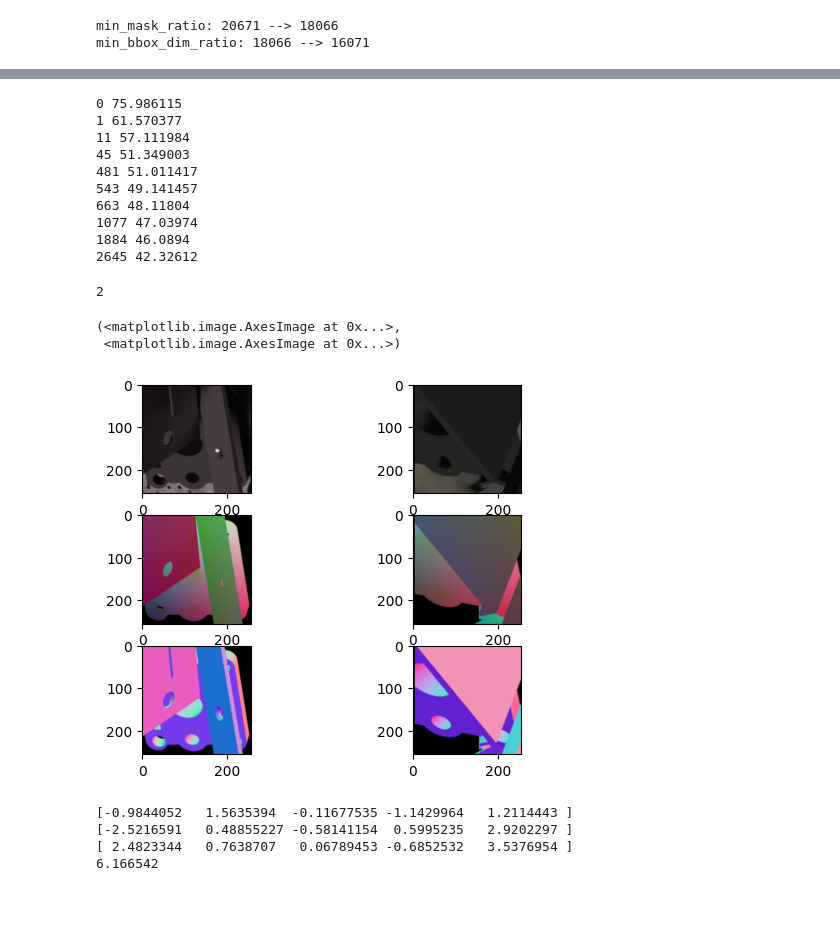
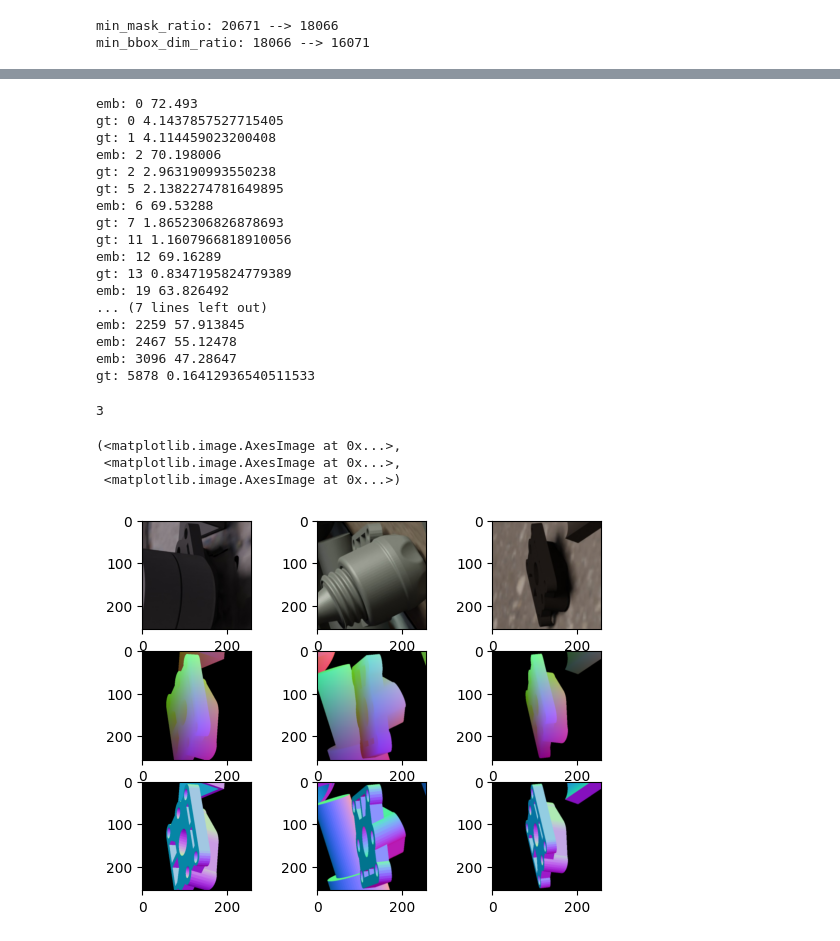
Before and after one commit to greenlet/sdp, a Jupyter notebook: notebooks/test_val_aae.ipynb, the cells around one changed output, grey strips where cells are left out. Cells and saved outputs as stored; diff of their text form; code cells hidden in the pictures; blank space fills up the shorter version.

```diff
--- a/notebooks/test_val_aae.ipynb
+++ b/notebooks/test_val_aae.ipynb
@@ -64,7 +89,7 @@ min_bbox_dim_ratio: 18066 --> 16071
 # %%
 kdt = KDTree(embs)
 # %%
-i1 = 58
+i1 = 23
 x = embs[i1]
 dists, inds = kdt.query(x, 2)
 print(dists, inds)
@@ -93,49 +118,62 @@ print(np.linalg.norm(embs[100:200] - x, axis=1))
 x = embs[i1]
 dx = np.linalg.norm(x)
 i2, d2 = None, np.inf
+i3, d3 = None, np.inf
+obj_ds_id1 = obj_ds_ids[i1]
+R1, t1 = ds.df_obj.loc[obj_ds_id1]['R_m2c'], ds.df_obj.loc[obj_ds_id1]['t_m2c']
+RR1 = R.from_matrix(R1)
 for i, y in enumerate(embs):
     if i == i1: continue
-    # dy = np.linalg.norm(y)
+    dy = np.linalg.norm(y)
     # d = 1 - np.sum(x * y) / dx / dy
     d = np.linalg.norm(x - y)
     if d < d2:
         d2 = d
         i2 = i
-        print(i, d)
+        print('emb:', i, d)
+
+    obj_ds_id2 = obj_ds_ids[i]
+    R2, t2 = ds.df_obj.loc[obj_ds_id2]['R_m2c'], ds.df_obj.loc[obj_ds_id2]['t_m2c']
+    RR2 = R.from_matrix(R2)
+    rv1, rv2 = RR1.as_rotvec(), RR2.as_rotvec()
+    # ang1, ang2 = np.linalg.norm(rv1), np.linalg.norm(rv2)
+    # dd = np.sqrt((ang1 - ang2)**2 + np.linalg.norm(rv1 / ang1 - rv2 / ang2)**2)
+    dd = np.linalg.norm(rv1 - rv2)
+    if dd < d3:
+        d3 = dd
+        i3 = i
+        print('gt:', i, dd)
 # %% [output]
-0 75.986115
-1 61.570377
-11 57.111984
-45 51.349003
-481 51.011417
-543 49.141457
-663 48.11804
-1077 47.03974
-1884 46.0894
-2645 42.32612
+emb: 0 72.493
+gt: 0 4.1437857527715405
+gt: 1 4.114459023200408
+emb: 2 70.198006
+gt: 2 2.963190993550238
+gt: 5 2.1382274781649895
+emb: 6 69.53288
+gt: 7 1.8652306826878693
+gt: 11 1.1607966818910056
+emb: 12 69.16289
+gt: 13 0.8347195824779389
+emb: 19 63.826492
+... (7 lines left out)
+emb: 2259 57.913845
+emb: 2467 55.12478
+emb: 3096 47.28647
+gt: 5878 0.16412936540511533
 # %%
-obj_ds_id1, obj_ds_id2 = obj_ds_ids[i1], obj_ds_ids[i2]
+obj_ds_id1, obj_ds_id2, obj_ds_id3 = obj_ds_ids[i1], obj_ds_ids[i2], obj_ds_ids[i3]
 # %%
-gt = objs_view.get_gt_imgs_masks([obj_ds_id1, obj_ds_id2], is_ids=True)
+gt = objs_view.get_gt_imgs_masks([obj_ds_id1, obj_ds_id2, obj_ds_id3], is_ids=True)
 # %%
-fig, axes = plt.subplots(3, 2)
+fig, axes = plt.subplots(3, 3)
 print(len(gt.imgs_crop))
-axes[0, 0].imshow(gt.imgs_crop[0]), axes[0, 1].imshow(gt.imgs_crop[1])
-axes[1, 0].imshow(gt.maps_crop['noc'][0]), axes[1, 1].imshow(gt.maps_crop['noc'][1])
-axes[2, 0].imshow(gt.maps_crop['norm'][0]), axes[2, 1].imshow(gt.maps_crop['norm'][1])
+axes[0, 0].imshow(gt.imgs_crop[0]), axes[0, 1].imshow(gt.imgs_crop[1]), axes[0, 2].imshow(gt.imgs_crop[2])
+axes[1, 0].imshow(gt.maps_crop['noc'][0]), axes[1, 1].imshow(gt.maps_crop['noc'][1]), axes[1, 2].imshow(gt.maps_crop['noc'][2])
+axes[2, 0].imshow(gt.maps_crop['norm'][0]), axes[2, 1].imshow(gt.maps_crop['norm'][1]), axes[2, 2].imshow(gt.maps_crop['norm'][2])
 # %% [output]
-2
+3
 (<matplotlib.image.AxesImage at 0x...>,
+ <matplotlib.image.AxesImage at 0x...>,
  <matplotlib.image.AxesImage at 0x...>)
-[figure, old version]
+[figure, new version]
-# %%
-a, b = embs[0], embs[1]
-print(a[:5])
-print(b[:5])
-print(a[:5] * b[:5])
-print(np.sum(a[:5] * b[:5]))
-# %% [output]
-[-0.9844052   1.5635394  -0.11677535 -1.1429964   1.2114443 ]
-[-2.5216591   0.48855227 -0.58141154  0.5995235   2.9202297 ]
-[ 2.4823344   0.7638707   0.06789453 -0.6852532   3.5376954 ]
-6.166542
```
Also changed, not shown: parts of 18 cells of this notebook, 4 other files.
